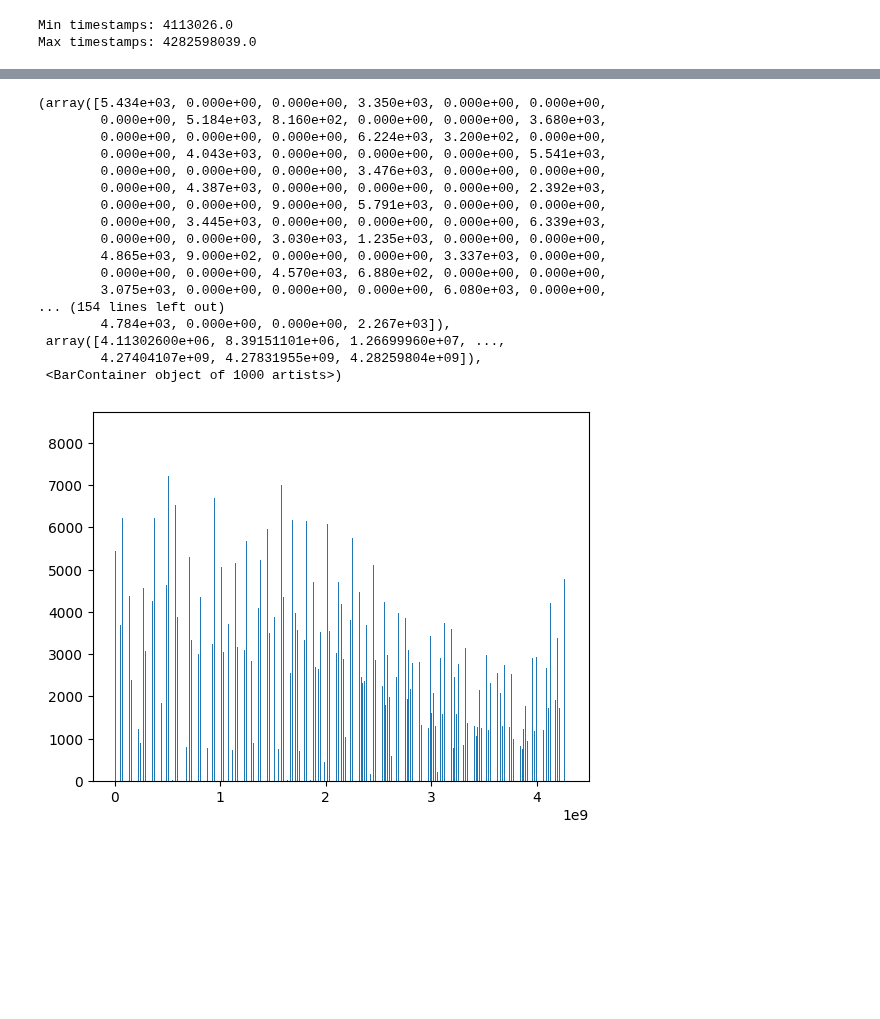
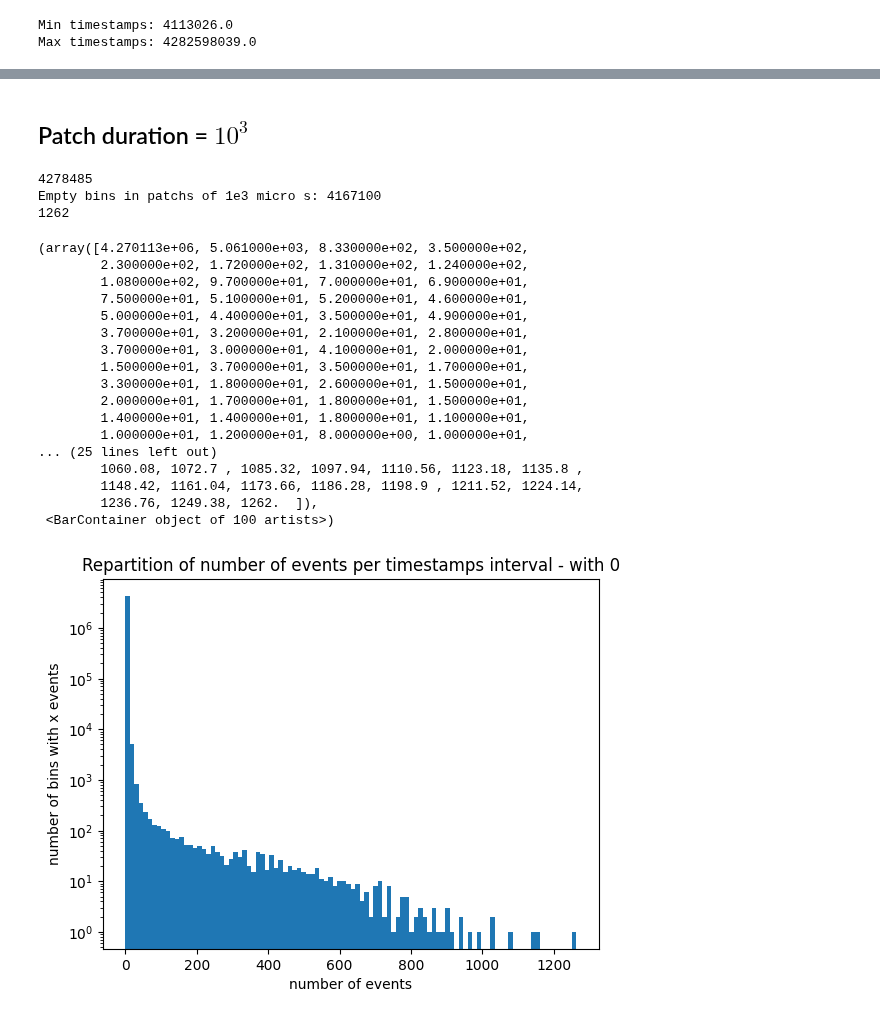
Before and after one commit to AntoineGrimaldi/aprovhots, a Jupyter notebook: dev/2022-10-14_check_data.ipynb, the cells around one changed output, grey strips where cells are left out. Cells and saved outputs as stored; diff of their text form; code cells hidden in the pictures; blank space fills up the shorter version.

```diff
--- a/dev/2022-10-14_check_data.ipynb
+++ b/dev/2022-10-14_check_data.ipynb
@@ -63,22 +67,0 @@ plt.hist(ev[:, ordering.index('t')], bins=frame_bin)
-# %%
-frame_bin=int(1e3)
-plt.hist(ev[:, ordering.index('t')], bins=frame_bin)
-# %% [output]
-(array([5.434e+03, 0.000e+00, 0.000e+00, 3.350e+03, 0.000e+00, 0.000e+00,
-        0.000e+00, 5.184e+03, 8.160e+02, 0.000e+00, 0.000e+00, 3.680e+03,
-        0.000e+00, 0.000e+00, 0.000e+00, 6.224e+03, 3.200e+02, 0.000e+00,
-        0.000e+00, 4.043e+03, 0.000e+00, 0.000e+00, 0.000e+00, 5.541e+03,
-        0.000e+00, 0.000e+00, 0.000e+00, 3.476e+03, 0.000e+00, 0.000e+00,
-        0.000e+00, 4.387e+03, 0.000e+00, 0.000e+00, 0.000e+00, 2.392e+03,
-        0.000e+00, 0.000e+00, 9.000e+00, 5.791e+03, 0.000e+00, 0.000e+00,
-        0.000e+00, 3.445e+03, 0.000e+00, 0.000e+00, 0.000e+00, 6.339e+03,
-        0.000e+00, 0.000e+00, 3.030e+03, 1.235e+03, 0.000e+00, 0.000e+00,
-        4.865e+03, 9.000e+02, 0.000e+00, 0.000e+00, 3.337e+03, 0.000e+00,
-        0.000e+00, 0.000e+00, 4.570e+03, 6.880e+02, 0.000e+00, 0.000e+00,
-        3.075e+03, 0.000e+00, 0.000e+00, 0.000e+00, 6.080e+03, 0.000e+00,
-... (154 lines left out)
-        4.784e+03, 0.000e+00, 0.000e+00, 2.267e+03]),
- array([4.11302600e+06, 8.39151101e+06, 1.26699960e+07, ...,
-        4.27404107e+09, 4.27831955e+09, 4.28259804e+09]),
- <BarContainer object of 1000 artists>)
-[figure, removed]
@@ -93,0 +68,40 @@ print(r'Empty bins for bin={frame_bin}:', nb_events_per_bin.count(0))
+# %% [markdown]
+## Patch duration = $10^3$
+# %%
+nb_events_per_bin, edges = np.histogram(
+    ev[:, ordering.index("t")],
+    bins = range(int(min_ts), int(max_ts), int(1e3))
+)
+
+print(len(nb_events_per_bin))
+print('Empty bins in patchs of 1e3 micro s:', list(nb_events_per_bin).count(0))
+print(max(nb_events_per_bin))
+# %% [output]
+4278485
+Empty bins in patchs of 1e3 micro s: 4167100
+1262
+# %%
+plt.title('Repartition of number of events per timestamps interval - with 0')
+plt.yscale('log')
+plt.xlabel('number of events')
+plt.ylabel('number of bins with x events')
+plt.hist(nb_events_per_bin, bins=100)
+# %% [output]
+(array([4.270113e+06, 5.061000e+03, 8.330000e+02, 3.500000e+02,
+        2.300000e+02, 1.720000e+02, 1.310000e+02, 1.240000e+02,
+        1.080000e+02, 9.700000e+01, 7.000000e+01, 6.900000e+01,
+        7.500000e+01, 5.100000e+01, 5.200000e+01, 4.600000e+01,
+        5.000000e+01, 4.400000e+01, 3.500000e+01, 4.900000e+01,
+        3.700000e+01, 3.200000e+01, 2.100000e+01, 2.800000e+01,
+        3.700000e+01, 3.000000e+01, 4.100000e+01, 2.000000e+01,
+        1.500000e+01, 3.700000e+01, 3.500000e+01, 1.700000e+01,
+        3.300000e+01, 1.800000e+01, 2.600000e+01, 1.500000e+01,
+        2.000000e+01, 1.700000e+01, 1.800000e+01, 1.500000e+01,
+        1.400000e+01, 1.400000e+01, 1.800000e+01, 1.100000e+01,
+        1.000000e+01, 1.200000e+01, 8.000000e+00, 1.000000e+01,
+... (25 lines left out)
+        1060.08, 1072.7 , 1085.32, 1097.94, 1110.56, 1123.18, 1135.8 ,
+        1148.42, 1161.04, 1173.66, 1186.28, 1198.9 , 1211.52, 1224.14,
+        1236.76, 1249.38, 1262.  ]),
+ <BarContainer object of 100 artists>)
+[figure, added]
```
Also changed, not shown: parts of 12 cells of this notebook.
